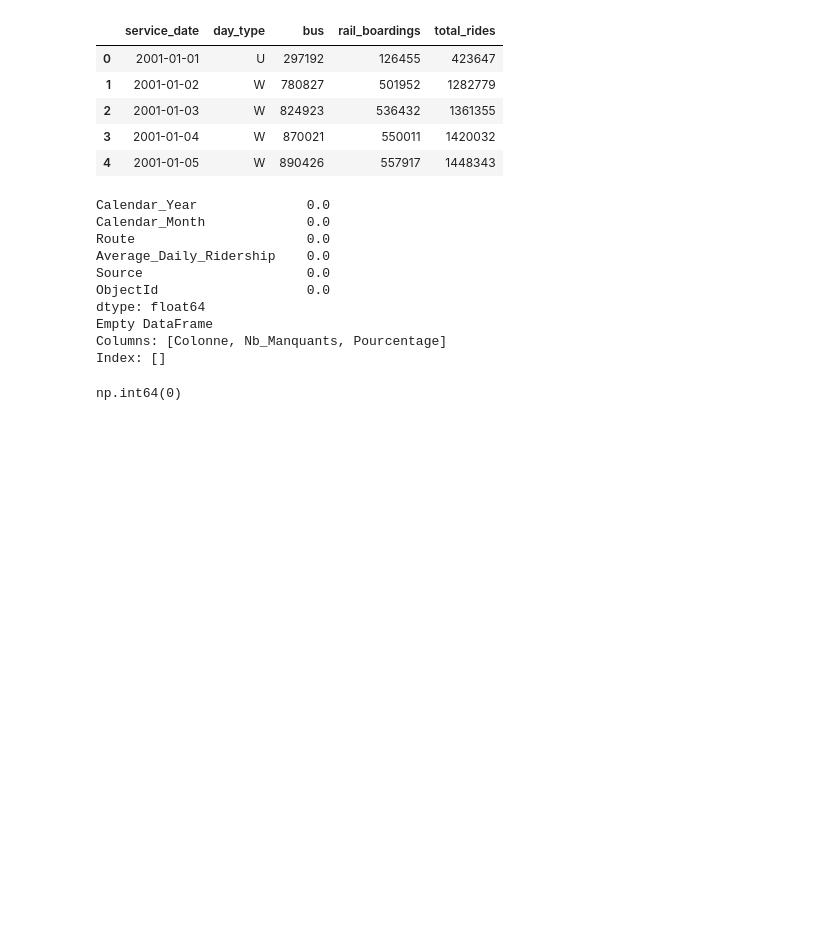
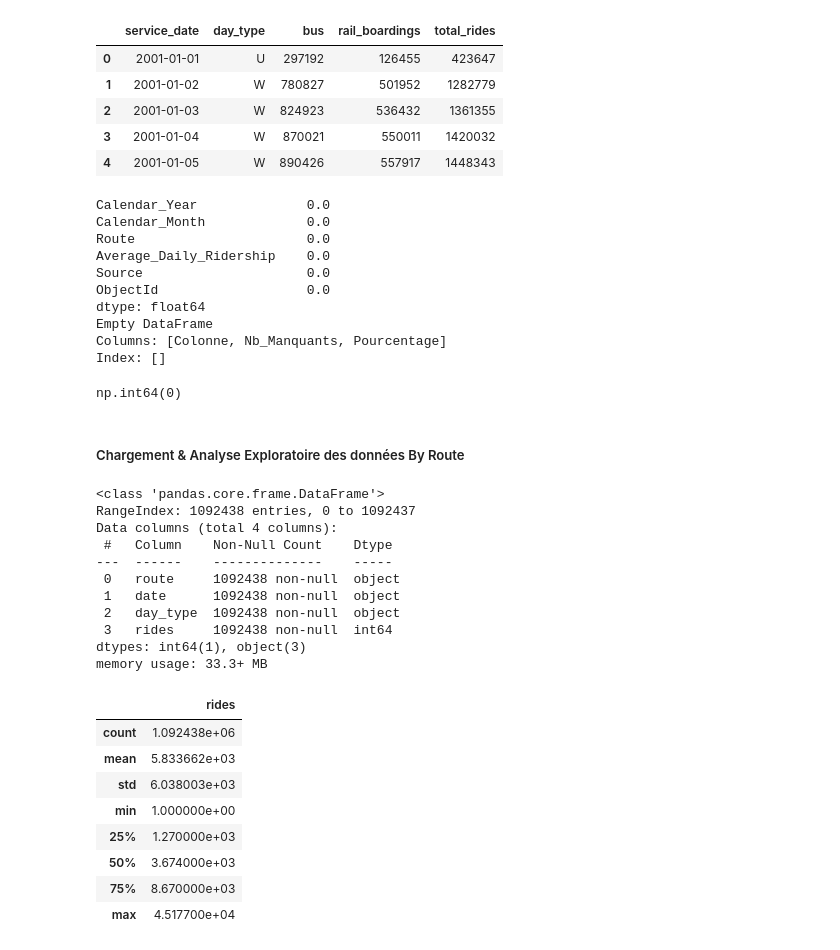
Before and after one commit to Chaimaa-Maach/urban-transit-ridership-analysis-powerbi, a Jupyter notebook: notebooks/EDA.ipynb, the cells around one changed output. Saved outputs shown, nothing was run; the diff lists cells and outputs as text; code cells hidden in the pictures; blank space fills up the shorter version.

```diff
--- a/notebooks/EDA.ipynb
+++ b/notebooks/EDA.ipynb
@@ -215,3 +216,5 @@ Index: []
 df_chi_mode.duplicated().sum()
 # %% [output]
 np.int64(0)
+# %% [markdown]
+##### Chargement & Analyse Exploratoire des données By Route
@@ -217,0 +224,25 @@ np.int64(0)
+# %%
+# EDA
+df_chi_route.info()
+df_chi_route.describe()
+# %% [output]
+<class 'pandas.core.frame.DataFrame'>
+RangeIndex: 1092438 entries, 0 to 1092437
+Data columns (total 4 columns):
+ #   Column    Non-Null Count    Dtype
+---  ------    --------------    -----
+ 0   route     1092438 non-null  object
+ 1   date      1092438 non-null  object
+ 2   day_type  1092438 non-null  object
+ 3   rides     1092438 non-null  int64
+dtypes: int64(1), object(3)
+memory usage: 33.3+ MB
+|  | rides |
+| count | 1.092438e+06 |
+| mean | 5.833662e+03 |
+| std | 6.038003e+03 |
+| min | 1.000000e+00 |
+| 25% | 1.270000e+03 |
+| 50% | 3.674000e+03 |
+| 75% | 8.670000e+03 |
+| max | 4.517700e+04 |
```
Also changed, not shown: parts of 5 cells of this notebook, 5 other files.
